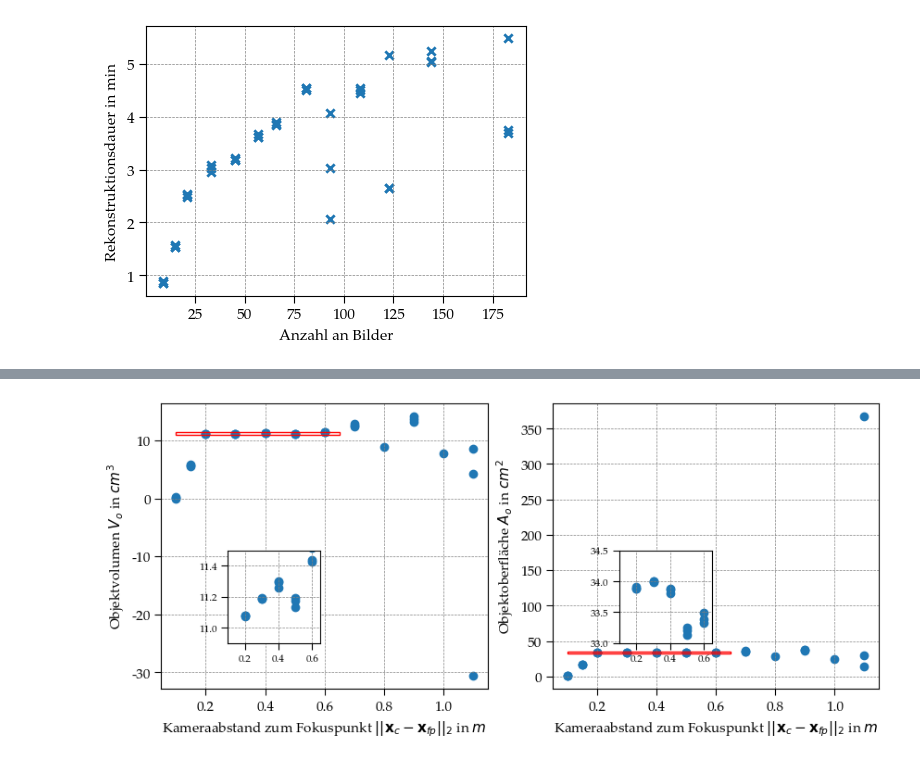
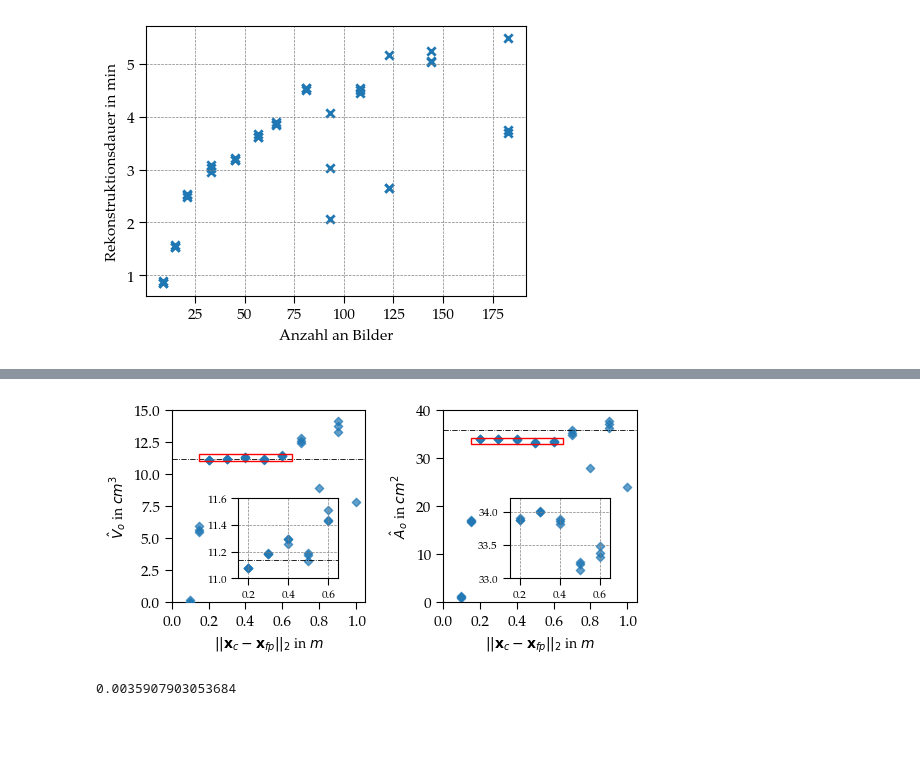
Before and after one commit to tobiashead/synthetic-pipeline-for-3d-reconstruction-of-falling-particles, a Jupyter notebook: thesis/Parameterstudie/VarDistanceCams/Evaluate_VarDistanceCams_400_Object_Center.ipynb, the cells around one changed output, grey strips where cells are left out. Saved outputs shown, nothing was run; the diff lists cells and outputs as text; code cells hidden in the pictures; blank space fills up the shorter version.

Commit message:
Thesis Evaluation Part / Update

```diff
--- a/thesis/Parameterstudie/VarDistanceCams/Evaluate_VarDistanceCams_400_Object_Center.ipynb
+++ b/thesis/Parameterstudie/VarDistanceCams/Evaluate_VarDistanceCams_400_Object_Center.ipynb
@@ -166,75 +178,101 @@ import matplotlib.pyplot as plt
 from mpl_toolkits.axes_grid1.inset_locator import inset_axes
 import matplotlib.patches as patches
 
+# Aktuelles Verzeichnis in Jupyter-Notebook
+parentparent_dir = Path.cwd().resolve().parent.parent
+style_path = parentparent_dir / 'thesis.mplstyle'
+# Stil anwenden
+plt.style.use(str(style_path))
+
 # Parameter für die Größe der Inset-Diagramme (absolut oder relativ)
-inset_width = 1   # 30% der Hauptplot-Breite
-inset_height = 1  # 30% der Hauptplot-Höhe
+inset_width = 1  # 30% der Hauptplot-Breite
+inset_height = 0.8  # 30% der Hauptplot-Höhe
 
 # Beispielkoordinaten für den Mittelpunkt des Inset-Plots
-inset_center_x_vol = 0.01  # x-Koordinate des Mittelpunkts für das Volumen-Inset
-inset_center_y_vol = 0.01  # y-Koordinate des Mittelpunkts für das Volumen-Inset
-inset_center_x_surf = 0.01 # x-Koordinate des Mittelpunkts für das Oberflächen-Inset
-inset_center_y_surf = 0.01# y-Koordinate des Mittelpunkts für das Oberflächen-Inset
+inset_center_x_vol = 0.4 # x-Koordinate des Mittelpunkts für das Volumen-Inset
+inset_center_y_vol = 0.18  # y-Koordinate des Mittelpunkts für das Volumen-Inset
+inset_center_x_surf = 0.4 # x-Koordinate des Mittelpunkts für das Oberflächen-Inset
+inset_center_y_surf = 0.18# y-Koordinate des Mittelpunkts für das Oberflächen-Inset
 
 # Parameter für die x- und y-Bereiche der Inset-Diagramme
-inset_x_range_vol = (0.1, 0.65)       # x-Bereich für das Inset-Diagramm - Objektvolumen
-inset_y_range_vol = (10.9, 11.5)   # y-Bereich für das Inset-Diagramm - Objektvolumen
-inset_x_range_surf = (0.1, 0.65)      # x-Bereich für das Inset-Diagramm - Objektoberfläche
-inset_y_range_surf = (33, 34.5)    # y-Bereich für das Inset-Diagramm - Objektoberfläche
+inset_x_range_vol = (0.15, 0.65)       # x-Bereich für das Inset-Diagramm - Objektvolumen
+inset_y_range_vol = (11, 11.6)   # y-Bereich für das Inset-Diagramm - Objektvolumen
+inset_x_range_surf = inset_x_range_vol      # x-Bereich für das Inset-Diagramm - Objektoberfläche
+inset_y_range_surf = (33, 34.2)    # y-Bereich für das Inset-Diagramm - Objektoberfläche
 
-fig, ax = plt.subplots(1, 2, figsize=(10, 4))
+fig, ax = plt.subplots(1, 2, figsize=(6, 2.5))
+
+ref_vol = PSets_Eval["volume_ref"].iloc[0] * 10**6
+ref_sur = PSets_Eval["surface_ref"].iloc[0] * 10**4
 
 # Hauptplot für Objektvolumen - zeigt gesamten Wertebereich
-ax[0].scatter(PSets_Bundle["cam_distance"], PSets_Eval["volume_rec"] * 10**6, marker='o')
-ax[0].grid(True)
-ax[0].set_xlabel("Kameraabstand zum Fokuspunkt $||\\mathbf{x}_{c} - \\mathbf{x}_{fp}||_2$ in $m$")
-ax[0].set_ylabel("Objektvolumen $V_o$ in $cm^3$")
+ax[0].scatter(PSets_Info["cam_distance"], PSets_Eval["volume_rec"] * 10**6, marker='D',s=18,zorder=3,alpha=0.7)
+ax[0].grid(False)
+ax[0].set_xlabel("$||\\mathbf{x}_{c} - \\mathbf{x}_{fp}||_2$ in $m$",fontsize = 10)
+ax[0].set_ylabel("$\hat{V}_o$ in $cm^3$",fontsize = 10)
+ax[0].set_xlim([0,1.05])
+ax[0].set_xticks([0, 0.2, 0.4, 0.6,0.8,1])
+ax[0].set_ylim([0,15])
+ax[0].axhline(y=ref_vol, color='black', linestyle='-.',linewidth=0.6)
 
 # Inset-Plot für eingeschränkten Bereich - Objektvolumen mit festgelegtem Mittelpunkt
 inset_ax0 = inset_axes(ax[0], width=inset_width, height=inset_height,
                        bbox_to_anchor=(inset_center_x_vol - inset_width / 2,
                                        inset_center_y_vol - inset_height / 2,
                                        inset_width, inset_height),
-                       bbox_transform=ax[0].transAxes)
-inset_ax0.scatter(PSets_Bundle["cam_distance"], PSets_Eval["volume_rec"] * 10**6, marker='o')
+                       bbox_transform=ax[0].transAxes,)
+inset_ax0.scatter(PSets_Info["cam_distance"], PSets_Eval["volume_rec"] * 10**6, marker='D',s=18,zorder=1,alpha=0.7)
 inset_ax0.grid(True)
 inset_ax0.set_xlim(inset_x_range_vol)  # Eingeschränkter x-Bereich
 inset_ax0.set_ylim(inset_y_range_vol)  # Eingeschränkter y-Bereich
 inset_ax0.tick_params(labelsize=8)
+inset_ax0.axhline(y=ref_vol, color='black', linestyle='-.',linewidth=0.6)
+inset_ax0.set_xticks([0.2,0.4,0.6])
 
 # Rechteck im Hauptplot für Inset-Bereich - Objektvolumen
 rect0 = patches.Rectangle((inset_x_range_vol[0], inset_y_range_vol[0]),
                           inset_x_range_vol[1] - inset_x_range_vol[0],
                           inset_y_range_vol[1] - inset_y_range_vol[0],
                           linewidth=1, edgecolor='red', facecolor='none', zorder=5)
 ax[0].add_patch(rect0)
 
 # Hauptplot für Objektoberfläche - zeigt gesamten Wertebereich
-ax[1].scatter(PSets_Bundle["cam_distance"], PSets_Eval["surface_rec"] * 10**4, marker='o')
-ax[1].grid(True)
-ax[1].set_xlabel("Kameraabstand zum Fokuspunkt $||\\mathbf{x}_{c} - \\mathbf{x}_{fp}||_2$ in $m$")
-ax[1].set_ylabel("Objektoberfläche $A_o$ in $cm^2$")
+ax[1].scatter(PSets_Info["cam_distance"], PSets_Eval["surface_rec"] * 10**4, marker='D',s=18,alpha=0.7)
+ax[1].grid(False)
+ax[1].set_xlabel("$||\\mathbf{x}_{c} - \\mathbf{x}_{fp}||_2$ in $m$",fontsize = 10)
+ax[1].set_ylabel("$\hat{A}_o$ in $cm^2$",fontsize = 10)
+ax[1].set_xlim([0,1.05])
+ax[1].set_xticks([0, 0.2, 0.4, 0.6,0.8,1])
+ax[1].set_ylim([0,40])
+ax[1].axhline(y=ref_sur, color='black', linestyle='-.',linewidth=0.6)
 
 # Inset-Plot für eingeschränkten Bereich - Objektoberfläche mit festgelegtem Mittelpunkt
 inset_ax1 = inset_axes(ax[1], width=inset_width, height=inset_height,
                        bbox_to_anchor=(inset_center_x_surf - inset_width / 2,
                                        inset_center_y_surf - inset_height / 2,
                                        inset_width, inset_height),
                        bbox_transform=ax[1].transAxes)
-inset_ax1.scatter(PSets_Bundle["cam_distance"], PSets_Eval["surface_rec"] * 10**4, marker='o')
+inset_ax1.scatter(PSets_Info["cam_distance"], PSets_Eval["surface_rec"] * 10**4, marker='D',s=18,alpha = 0.7)
 inset_ax1.grid(True)
 inset_ax1.set_xlim(inset_x_range_surf)  # Eingeschränkter x-Bereich
 inset_ax1.set_ylim(inset_y_range_surf)  # Eingeschränkter y-Bereich
 inset_ax1.tick_params(labelsize=8)
+inset_ax1.set_xticks([0.2,0.4,0.6])
 
 # Rechteck im Hauptplot für Inset-Bereich - Objektoberfläche
 rect1 = patches.Rectangle((inset_x_range_surf[0], inset_y_range_surf[0]),
                           inset_x_range_surf[1] - inset_x_range_surf[0],
                           inset_y_range_surf[1] - inset_y_range_surf[0],
                           linewidth=1, edgecolor='red', facecolor='none', zorder=5)
 ax[1].add_patch(rect1)
 
-plt.savefig("volume_and_surface.svg")
+plt.subplots_adjust(hspace=0.0, wspace=0.4)
+
+plt.savefig("volume_and_surface.svg",bbox_inches="tight")
 plt.show()
 # %% [output]
-[figure, old version]
+[figure, new version]
+# %%
+PSets_Eval["surface_ref"].iloc[0]
+# %% [output]
+0.0035907903053684
```
Also changed, not shown: parts of 7 cells of this notebook, 5 other files.
